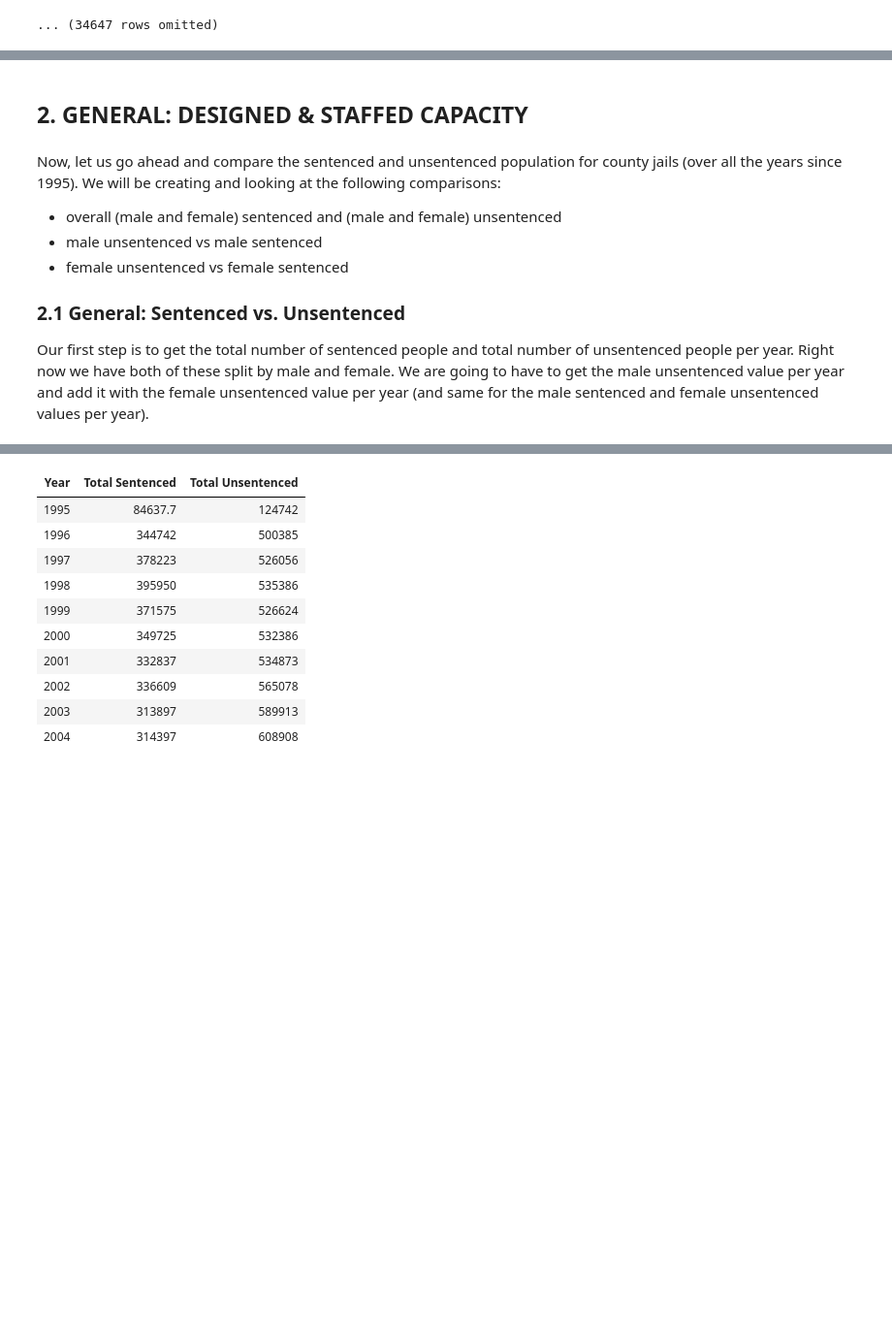
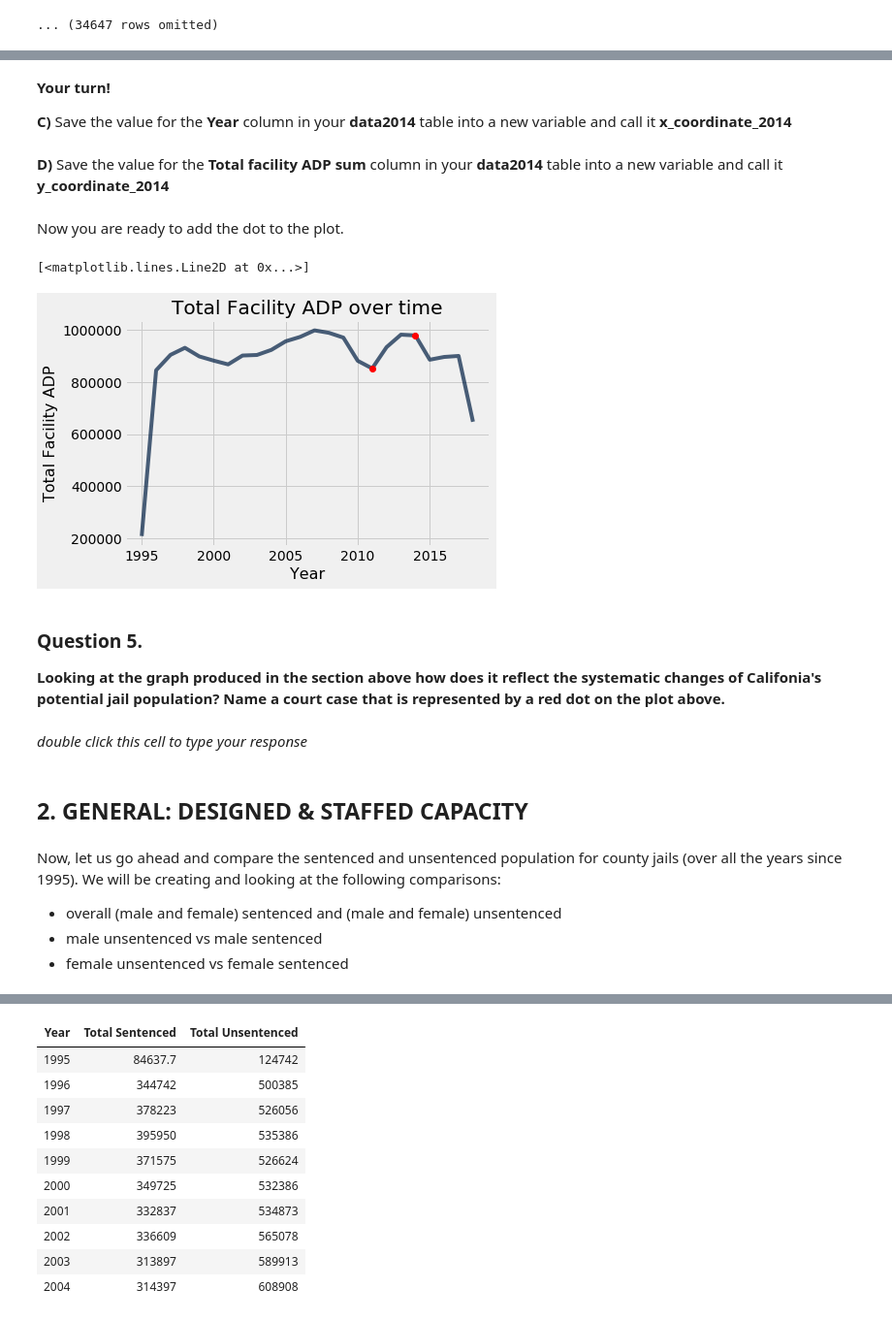
Before and after one commit to ds-modules/ES-21AC-SP19, a Jupyter notebook: Jails.ipynb, the cells around one changed output, grey strips where cells are left out. Shown: that part at 97% size. Saved outputs shown, nothing was run; the diff lists cells and outputs as text; code cells hidden in the pictures; blank space fills up the shorter version.

Commit message:
Break down questions to ease understanding

```diff
--- a/Jails.ipynb
+++ b/Jails.ipynb
@@ -194,3 +283,43 @@ YOUR RESPONSE HERE
+# %%
+x_coordinate_2011 = data2011.column('Year')
+y_coordinate_2011 = data2011.column("Total facility ADP sum")
+# %% [markdown]
+**Your turn!**
+
+**C)** Save the value for the **Year** column in your **data2014** table into a new variable and call it **x_coordinate_2014**
+# %% [markdown]
+**D)** Save the value for the **Total facility ADP sum** column in your **data2014** table into a new variable and call it **y_coordinate_2014**
+# %%
+# YOUR CODE
+... = ....column(...)
+... = ....column(...)
+
+
+# BEGIN SOLUTION
+x_coordinate_2014 = data2014.column('Year')
+y_coordinate_2014 = data2014.column("Total facility ADP sum")
+# END SOLUTIOn
+
+raise NotImplementationError
+# %% [markdown]
+Now you are ready to add the dot to the plot.
+# %%
+data_year.plot("Year", "Total facility ADP sum")
+plt.xlabel("Year")
+plt.ylabel("Total Facility ADP")
+plt.title("Total Facility ADP over time")
+
+plt.plot(x_coordinate_2011, y_coordinate_2011, 'ro')
+plt.plot(x_coordinate_2014, y_coordinate_2014, 'ro')
+# %% [output]
+[<matplotlib.lines.Line2D at 0x...>]
+[figure, added]
+# %% [markdown]
+### Question 5.
+
+**Looking at the graph produced in the section above how does it reflect the systematic changes of Califonia's potential jail population? Name a court case that is represented by a red dot on the plot above.**
+# %% [markdown]
+*double click this cell to type your response*
 # %% [markdown]
 ## 2. GENERAL: DESIGNED & STAFFED CAPACITY<a id='subsection3'></a>
 # %% [markdown]
@@ -198,7 +327,3 @@ Now, let us go ahead and compare the sentenced and unsentenced population for co
 - overall (male and female) sentenced and (male and female) unsentenced
 - male unsentenced vs male sentenced
 - female unsentenced vs female sentenced
-
-### 2.1 General: Sentenced vs. Unsentenced
-
-Our first step is to get the total number of sentenced people and total number of unsentenced people per year. Right now we have both of these split by male and female. We are going to have to get the male unsentenced value per year and add it with the female unsentenced value per year (and same for the male sentenced and female unsentenced values per year).
```
Also changed, not shown: parts of 168 cells of this notebook.
